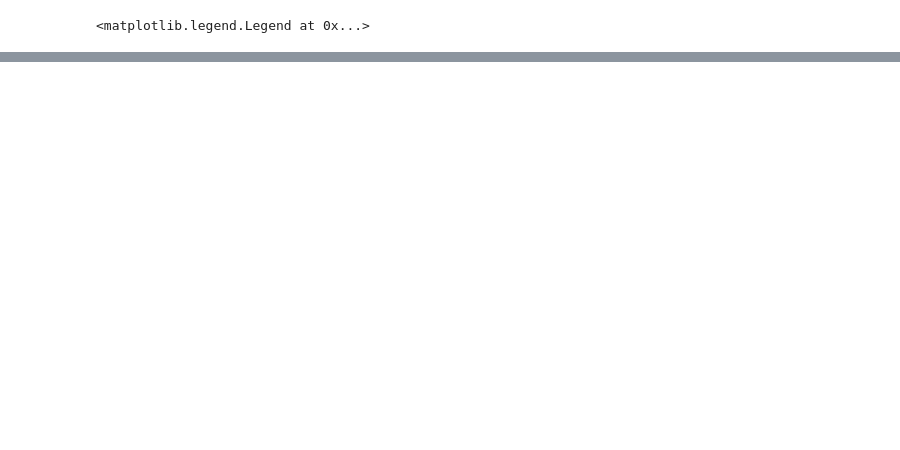
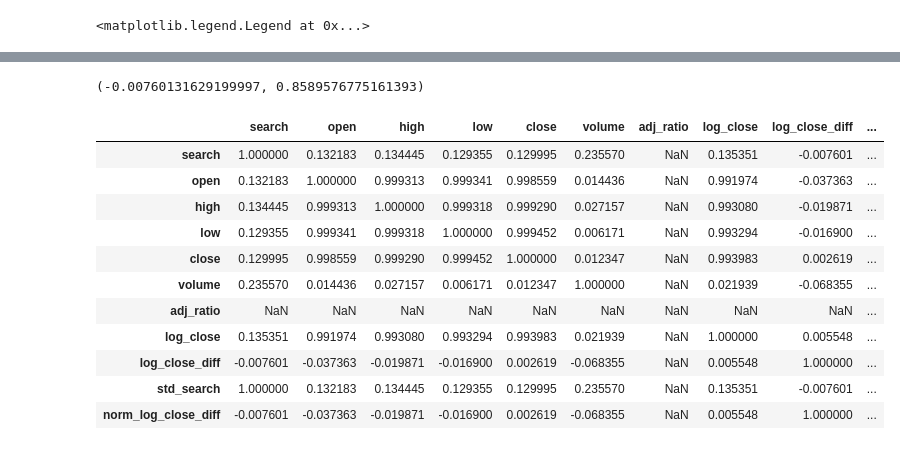
Before and after one commit to xownsxowns/TAEJUN-PROJECT, a Jupyter notebook: Lab_project/individual_project.ipynb, the cells around one changed output, grey strips where cells are left out. Saved outputs shown, nothing was run; the diff lists cells and outputs as text; code cells hidden in the pictures; blank space fills up the shorter version.

```diff
--- a/Lab_project/individual_project.ipynb
+++ b/Lab_project/individual_project.ipynb
@@ -138,2 +48,8 @@ min_max_scaler = preprocessing.MinMaxScaler()
+# %%
+from sklearn.preprocessing import StandardScaler
+stdscaler = StandardScaler()
+x_search = all_set[['search']].values.astype(float)
+std_search = stdscaler.fit_transform(x_search)
 # %%
-x = all_set[['search']].values.astype(float)
+norm_log_close_diff = all_set[['log_close_diff']].values.astype(float)
+norm_log_close_diff = stdscaler.fit_transform(norm_log_close_diff)
@@ -142,2 +55,0 @@ x_scaled = min_max_scaler.fit_transform(x)
-# %%
-all_set['norm_search'] = x_scaled
@@ -166 +56,4 @@ all_set
+# %%
+all_set['std_search'] = std_search
+all_set['norm_log_close_diff'] = norm_log_close_diff
 # %%
@@ -175,0 +69,20 @@ plt.show()
+# %%
+from scipy.stats import pearsonr
+pearsonr(all_set['std_search'], all_set['norm_log_close_diff'])
+# %% [output]
+(-0.00760131629199997, 0.8589576775161393)
+# %%
+all_set.corr()
+# %% [output]
+|  | search | open | high | low | close | volume | adj_ratio | log_close | log_close_diff | ... |
+| search | 1.000000 | 0.132183 | 0.134445 | 0.129355 | 0.129995 | 0.235570 | NaN | 0.135351 | -0.007601 | ... |
+| open | 0.132183 | 1.000000 | 0.999313 | 0.999341 | 0.998559 | 0.014436 | NaN | 0.991974 | -0.037363 | ... |
+| high | 0.134445 | 0.999313 | 1.000000 | 0.999318 | 0.999290 | 0.027157 | NaN | 0.993080 | -0.019871 | ... |
+| low | 0.129355 | 0.999341 | 0.999318 | 1.000000 | 0.999452 | 0.006171 | NaN | 0.993294 | -0.016900 | ... |
+| close | 0.129995 | 0.998559 | 0.999290 | 0.999452 | 1.000000 | 0.012347 | NaN | 0.993983 | 0.002619 | ... |
+| volume | 0.235570 | 0.014436 | 0.027157 | 0.006171 | 0.012347 | 1.000000 | NaN | 0.021939 | -0.068355 | ... |
+| adj_ratio | NaN | NaN | NaN | NaN | NaN | NaN | NaN | NaN | NaN | ... |
+| log_close | 0.135351 | 0.991974 | 0.993080 | 0.993294 | 0.993983 | 0.021939 | NaN | 1.000000 | 0.005548 | ... |
+| log_close_diff | -0.007601 | -0.037363 | -0.019871 | -0.016900 | 0.002619 | -0.068355 | NaN | 0.005548 | 1.000000 | ... |
+| std_search | 1.000000 | 0.132183 | 0.134445 | 0.129355 | 0.129995 | 0.235570 | NaN | 0.135351 | -0.007601 | ... |
+| norm_log_close_diff | -0.007601 | -0.037363 | -0.019871 | -0.016900 | 0.002619 | -0.068355 | NaN | 0.005548 | 1.000000 | ... |
```
Also changed, not shown: parts of 10 cells of this notebook.
